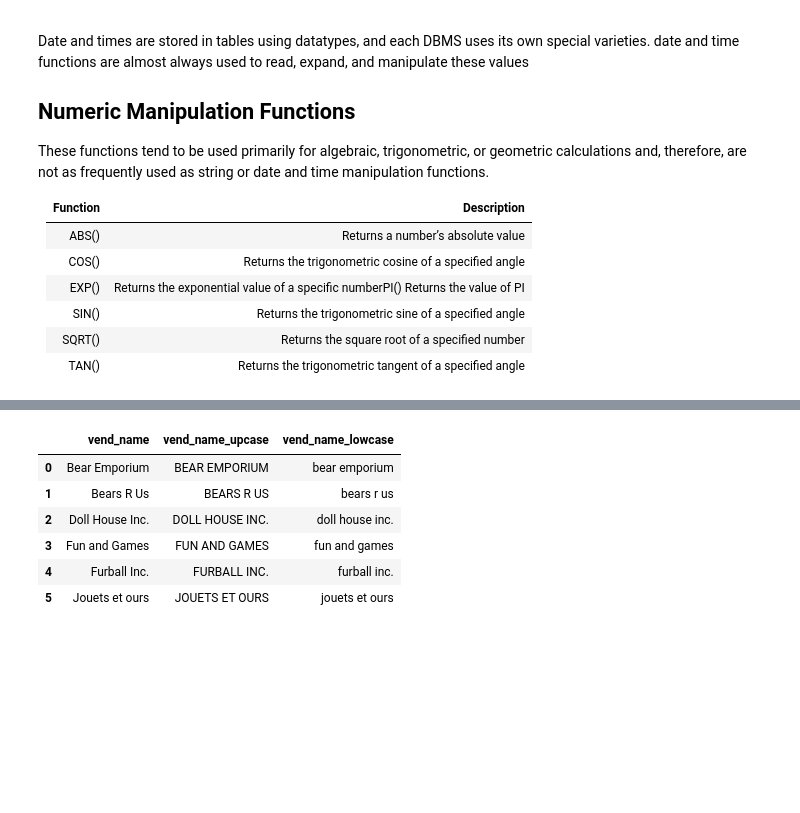
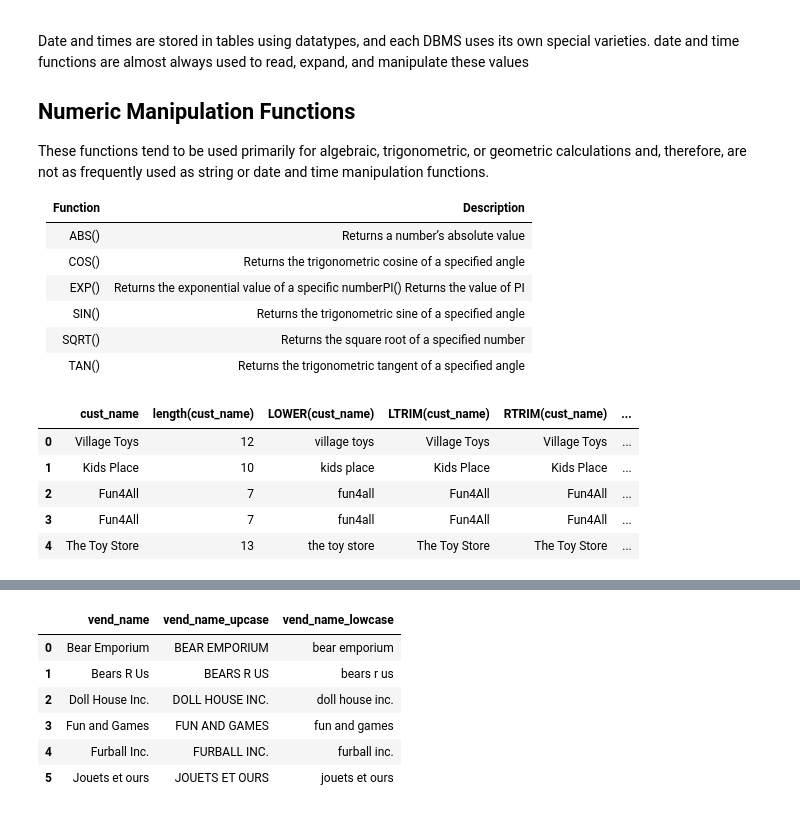
Before and after one commit to alinemati45/mysql_code_leetcode, a Jupyter notebook: Sams Teach Yourself SQL in 10 Minutes Fifth Edition Ben Forta.ipynb, the cells around one changed output, grey strips where cells are left out. Saved outputs shown, nothing was run; the diff lists cells and outputs as text; code cells hidden in the pictures; blank space fills up the shorter version.

```diff
--- a/Sams Teach Yourself SQL in 10 Minutes Fifth Edition Ben Forta.ipynb
+++ b/Sams Teach Yourself SQL in 10 Minutes Fifth Edition Ben Forta.ipynb
@@ -1438,3 +1422,21 @@ manipulation functions.
 | SIN() | Returns the trigonometric sine of a specified angle |
 | SQRT() | Returns the square root of a specified number |
 | TAN() | Returns the trigonometric tangent of a specified angle |
+# %%
+query('''
+SELECT cust_name , length(cust_name)  , LOWER(cust_name) ,
+LTRIM(cust_name) ,
+RTRIM(cust_name) ,
+SOUNDEX(cust_name) ,
+RTRIM(cust_name) ,
+UPPER(cust_name)
+FROM teach_yourself_sql.customers;
+
+''')
+# %% [output]
+|  | cust_name | length(cust_name) | LOWER(cust_name) | LTRIM(cust_name) | RTRIM(cust_name) | ... |
+| 0 | Village Toys | 12 | village toys | Village Toys | Village Toys | ... |
+| 1 | Kids Place | 10 | kids place | Kids Place | Kids Place | ... |
+| 2 | Fun4All | 7 | fun4all | Fun4All | Fun4All | ... |
+| 3 | Fun4All | 7 | fun4all | Fun4All | Fun4All | ... |
+| 4 | The Toy Store | 13 | the toy store | The Toy Store | The Toy Store | ... |
```
Also changed, not shown: parts of 8 cells of this notebook.
